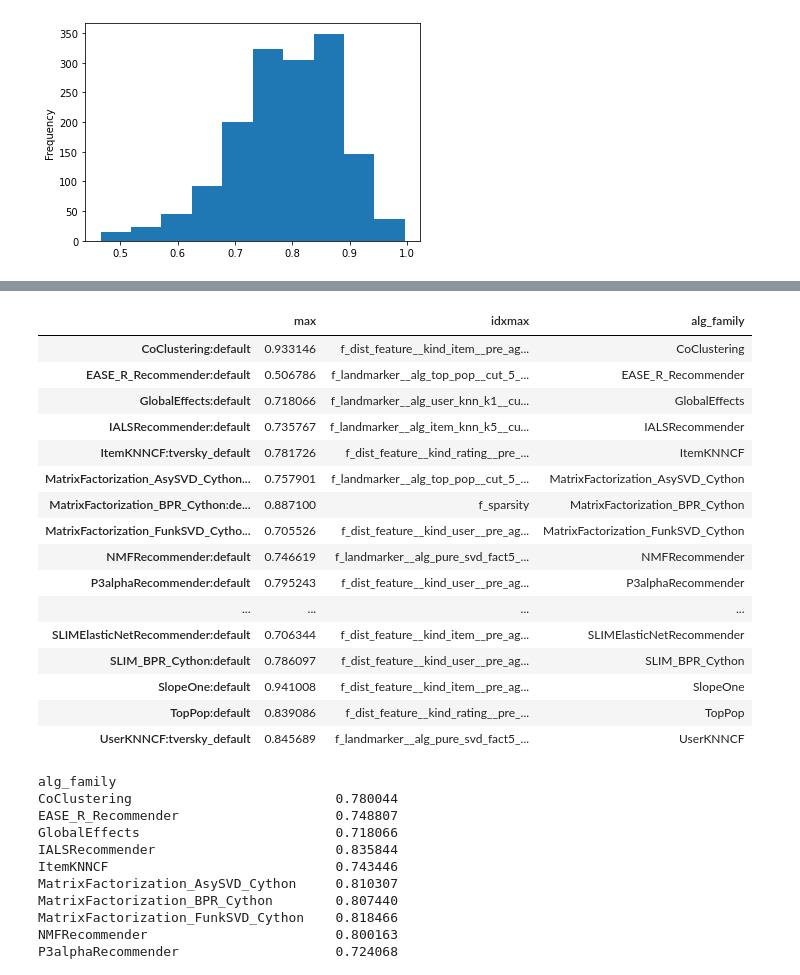
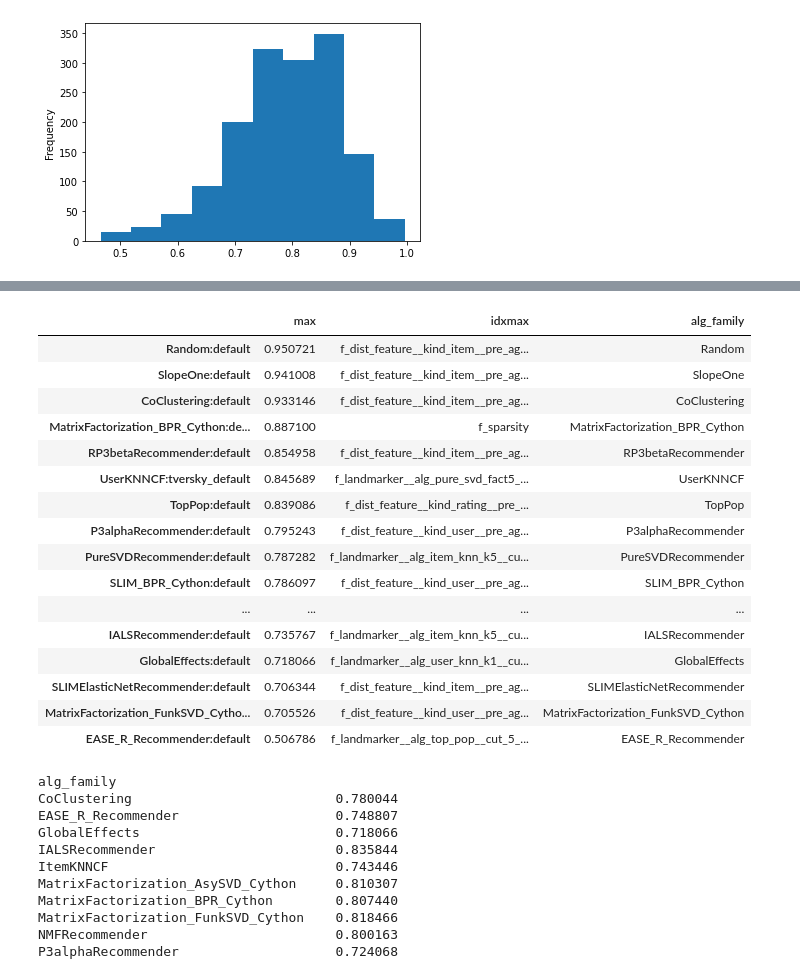
Before and after one commit to naszilla/reczilla, a Jupyter notebook: notebooks/metadataset_analysis_update.ipynb, the cells around one changed output, grey strips where cells are left out. Saved outputs shown, nothing was run; the diff lists cells and outputs as text; code cells hidden in the pictures.

```diff
--- a/notebooks/metadataset_analysis_update.ipynb
+++ b/notebooks/metadataset_analysis_update.ipynb
@@ -240,24 +138,26 @@ max_def_corrs
 # %%
+max_def_corrs = max_corrs.loc[max_corrs.index.str.contains("default")]
 max_def_corrs = max_def_corrs.sort_values(by="max", ascending=False).drop_duplicates(subset=["alg_family"], keep='first').sort_values("alg_family")
+max_def_corrs = max_def_corrs.sort_values(by="max", ascending=False)
 max_def_corrs
 # %% [output]
 |  | max | idxmax | alg_family |
+| Random:default | 0.950721 | f_dist_feature__kind_item__pre_ag... | Random |
+| SlopeOne:default | 0.941008 | f_dist_feature__kind_item__pre_ag... | SlopeOne |
 | CoClustering:default | 0.933146 | f_dist_feature__kind_item__pre_ag... | CoClustering |
+| MatrixFactorization_BPR_Cython:de... | 0.887100 | f_sparsity | MatrixFactorization_BPR_Cython |
+| RP3betaRecommender:default | 0.854958 | f_dist_feature__kind_item__pre_ag... | RP3betaRecommender |
+| UserKNNCF:tversky_default | 0.845689 | f_landmarker__alg_pure_svd_fact5_... | UserKNNCF |
+| TopPop:default | 0.839086 | f_dist_feature__kind_rating__pre_... | TopPop |
+| P3alphaRecommender:default | 0.795243 | f_dist_feature__kind_user__pre_ag... | P3alphaRecommender |
+| PureSVDRecommender:default | 0.787282 | f_landmarker__alg_item_knn_k5__cu... | PureSVDRecommender |
+| SLIM_BPR_Cython:default | 0.786097 | f_dist_feature__kind_user__pre_ag... | SLIM_BPR_Cython |
+| ... | ... | ... | ... |
+| IALSRecommender:default | 0.735767 | f_landmarker__alg_item_knn_k5__cu... | IALSRecommender |
+| GlobalEffects:default | 0.718066 | f_landmarker__alg_user_knn_k1__cu... | GlobalEffects |
+| SLIMElasticNetRecommender:default | 0.706344 | f_dist_feature__kind_item__pre_ag... | SLIMElasticNetRecommender |
+| MatrixFactorization_FunkSVD_Cytho... | 0.705526 | f_dist_feature__kind_user__pre_ag... | MatrixFactorization_FunkSVD_Cython |
 | EASE_R_Recommender:default | 0.506786 | f_landmarker__alg_top_pop__cut_5_... | EASE_R_Recommender |
-| GlobalEffects:default | 0.718066 | f_landmarker__alg_user_knn_k1__cu... | GlobalEffects |
-| IALSRecommender:default | 0.735767 | f_landmarker__alg_item_knn_k5__cu... | IALSRecommender |
-| ItemKNNCF:tversky_default | 0.781726 | f_dist_feature__kind_rating__pre_... | ItemKNNCF |
-| MatrixFactorization_AsySVD_Cython... | 0.757901 | f_landmarker__alg_top_pop__cut_5_... | MatrixFactorization_AsySVD_Cython |
-| MatrixFactorization_BPR_Cython:de... | 0.887100 | f_sparsity | MatrixFactorization_BPR_Cython |
-| MatrixFactorization_FunkSVD_Cytho... | 0.705526 | f_dist_feature__kind_user__pre_ag... | MatrixFactorization_FunkSVD_Cython |
-| NMFRecommender:default | 0.746619 | f_landmarker__alg_pure_svd_fact5_... | NMFRecommender |
-| P3alphaRecommender:default | 0.795243 | f_dist_feature__kind_user__pre_ag... | P3alphaRecommender |
-| ... | ... | ... | ... |
-| SLIMElasticNetRecommender:default | 0.706344 | f_dist_feature__kind_item__pre_ag... | SLIMElasticNetRecommender |
-| SLIM_BPR_Cython:default | 0.786097 | f_dist_feature__kind_user__pre_ag... | SLIM_BPR_Cython |
-| SlopeOne:default | 0.941008 | f_dist_feature__kind_item__pre_ag... | SlopeOne |
-| TopPop:default | 0.839086 | f_dist_feature__kind_rating__pre_... | TopPop |
-| UserKNNCF:tversky_default | 0.845689 | f_landmarker__alg_pure_svd_fact5_... | UserKNNCF |
 # %%
 max_def_corrs.to_csv("max_def_corrs.csv")
 # %%
```
Also changed, not shown: parts of 19 cells of this notebook.
